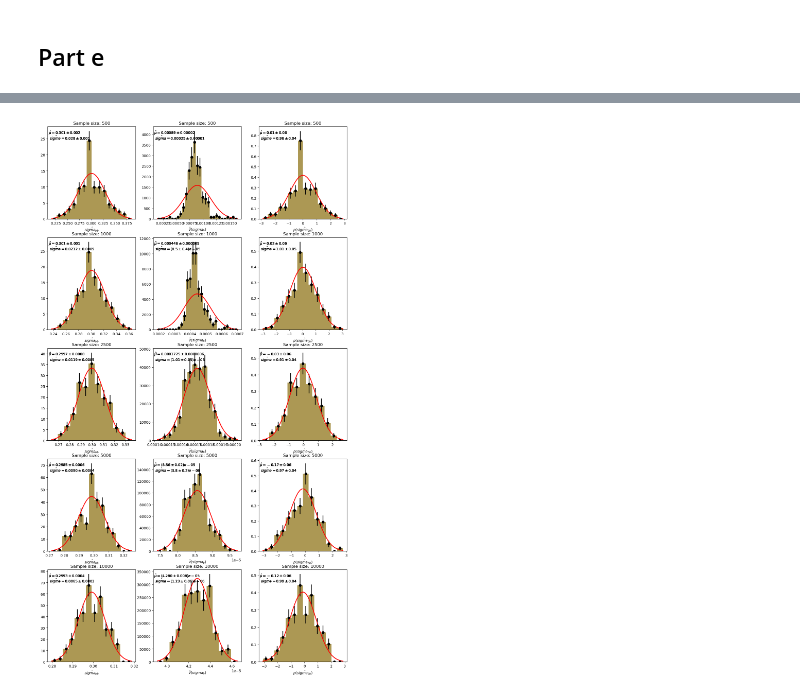
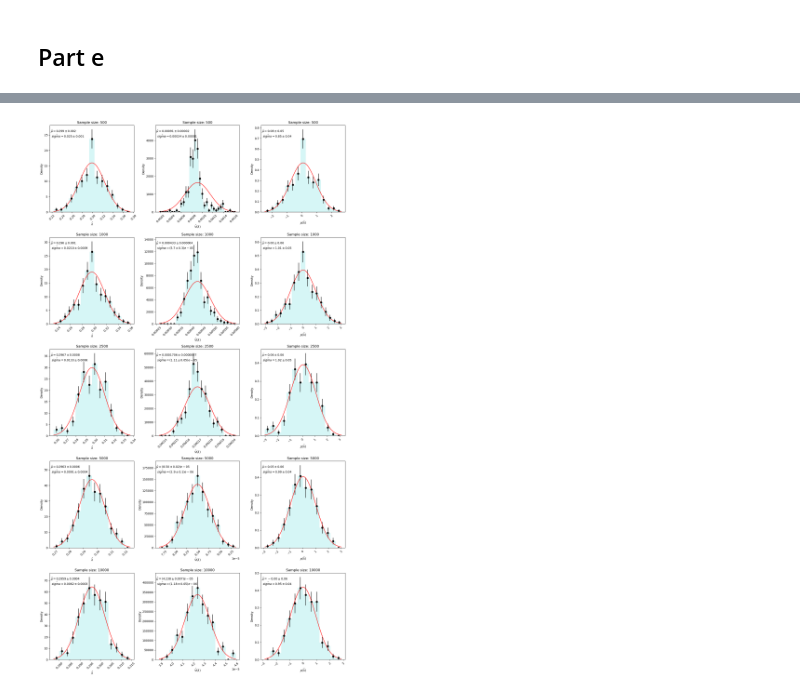
Before and after one commit to ecole41/S1_coursework_test, a Jupyter notebook: Hand_in/Coursework_S1.ipynb, the cells around one changed output, grey strips where cells are left out. Drawn from its saved outputs; the diff is of its cells as text; code cells hidden in the pictures.

Commit message:
Fixed bootstrapping pulls

```diff
--- a/Hand_in/Coursework_S1.ipynb
+++ b/Hand_in/Coursework_S1.ipynb
@@ -378,6 +384,8 @@ Removed 0 samples from sample size 10000 due to nan errors.
 # %%
 import uncertainties as uncert
+from matplotlib.ticker import ScalarFormatter
 Names = ['N', 'f', 'beta', 'm', 'mu', 'sigma', 'lambda', 'mu_b', 'sigma_b']
+
 
 def plot(xvals , ax=None):
     ax = ax or plt.gca()
@@ -389,7 +397,7 @@ def plot(xvals , ax=None):
     # make a density histogram
     nh, xe = np.histogram( xvals , range =(m-3*s,m+3*s), bins='auto', density=True )
     # draw the density histogram
-    ax.hist( xvals , bins=xe, density=True , alpha=0.5 )
+    ax.hist( xvals , bins=xe, density=True , alpha=0.5,color='paleturquoise' )
     # also draw error bars on points
     N = np.sum(nh)/len(xvals)
     cx = 0.5*(xe[1:]+xe[:-1])
@@ -404,6 +412,8 @@ def plot(xvals , ax=None):
     sstr = f"{us:.1u}".replace("+/-","\pm")
     ax.text(0.01,0.92, f"$\hat{{\mu}} = {mstr}$", transform=ax.transAxes)
     ax.text(0.01,0.86, f"$\hat{{\ sigma}} = {sstr}$", transform=ax.transAxes)
+    ax.set_ylabel('Density')
+    plt.tight_layout()
 
 
 sample_sizes = [500, 1000, 2500, 5000, 10000]
@@ -412,44 +422,52 @@ sample_lam_values = {
     1000: sample_1000_lam_values,
     2500: sample_2500_lam_values,
     5000: sample_5000_lam_values,
     10000: sample_10000_lam_values
 }
 
 sample_lam_errors = {
     500: sample_500_lam_errors,
     1000: sample_1000_lam_errors,
     2500: sample_2500_lam_errors,
     5000: sample_5000_lam_errors,
     10000: sample_10000_lam_errors
 }
 
 
 fig, axes = plt.subplots(5, 3, figsize=(15, 27))
 for i, sample_size in enumerate(sample_sizes):
     # Get the lam values and errors for this sample size
     values = np.array(sample_lam_values[sample_size])
     errors = np.array(sample_lam_errors[sample_size])
 
     # Calculate the pulls (residuals normalized by errors)
-    pulls = (values - lam_true) / errors
-    for j, name in enumerate(Names):
-        estname = f"\hat {{{ name.split('_ ')[0]}}}"
-        if len(name.split('_'))>1: estname += '_'+name.split('_')[1]
+    pulls = (values - true_lam) / errors
 
-        ax = axes[i,0]
-        plot( values, ax )
-        ax.set_xlabel( f"${estname}$" )
+    name = '\lambda'
+    estname = f"\hat {{{ name.split('_ ')[0]}}}"
+    if len(name.split('_'))>1: estname += '_'+name.split('_')[1]
 
-        ax = axes[i,1]
-        plot( errors**2, ax )
-        ax.set_xlabel( f"$\hat{{V}}({ name})$" )
+    ax = axes[i,0]
+    plot( values, ax )
+    ax.set_xlabel( f"${estname}$" )
 
-        ax = axes[i,2]
-        plot( pulls, ax )
-        ax.set_xlabel( f"$p({ estname })$" )
+    ax = axes[i,1]
+    plot( errors**2, ax )
+    ax.set_xlabel( f"$\hat{{V}}({ name})$" )
+
+    ax = axes[i,2]
+    plot( pulls, ax )
+    ax.set_xlabel( f"$p({ estname })$" )
 
     axes[i, 0].set_title(f"Sample size: {sample_size}")
     axes[i, 1].set_title(f"Sample size: {sample_size}")
     axes[i, 2].set_title(f"Sample size: {sample_size}")
+
+for ax_row in axes:
+    for ax in ax_row:
+        for label in ax.get_xticklabels():
+            label.set_rotation(45)
+
+plt.tight_layout()
 # %% [output]
-[figure, old version]
+[figure, new version]
```
Also changed, not shown: parts of 3 cells of this notebook, 7 other files.
